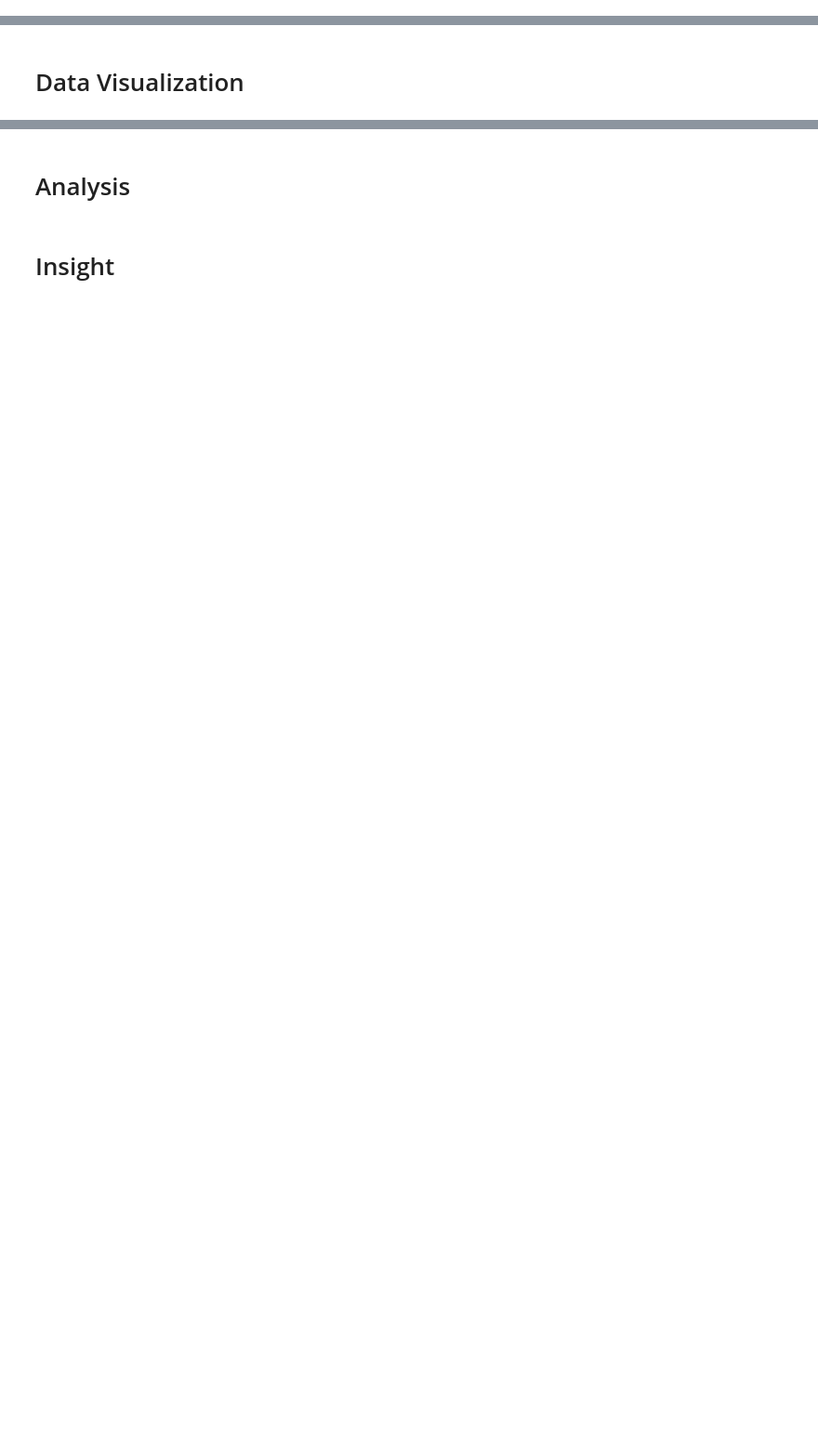
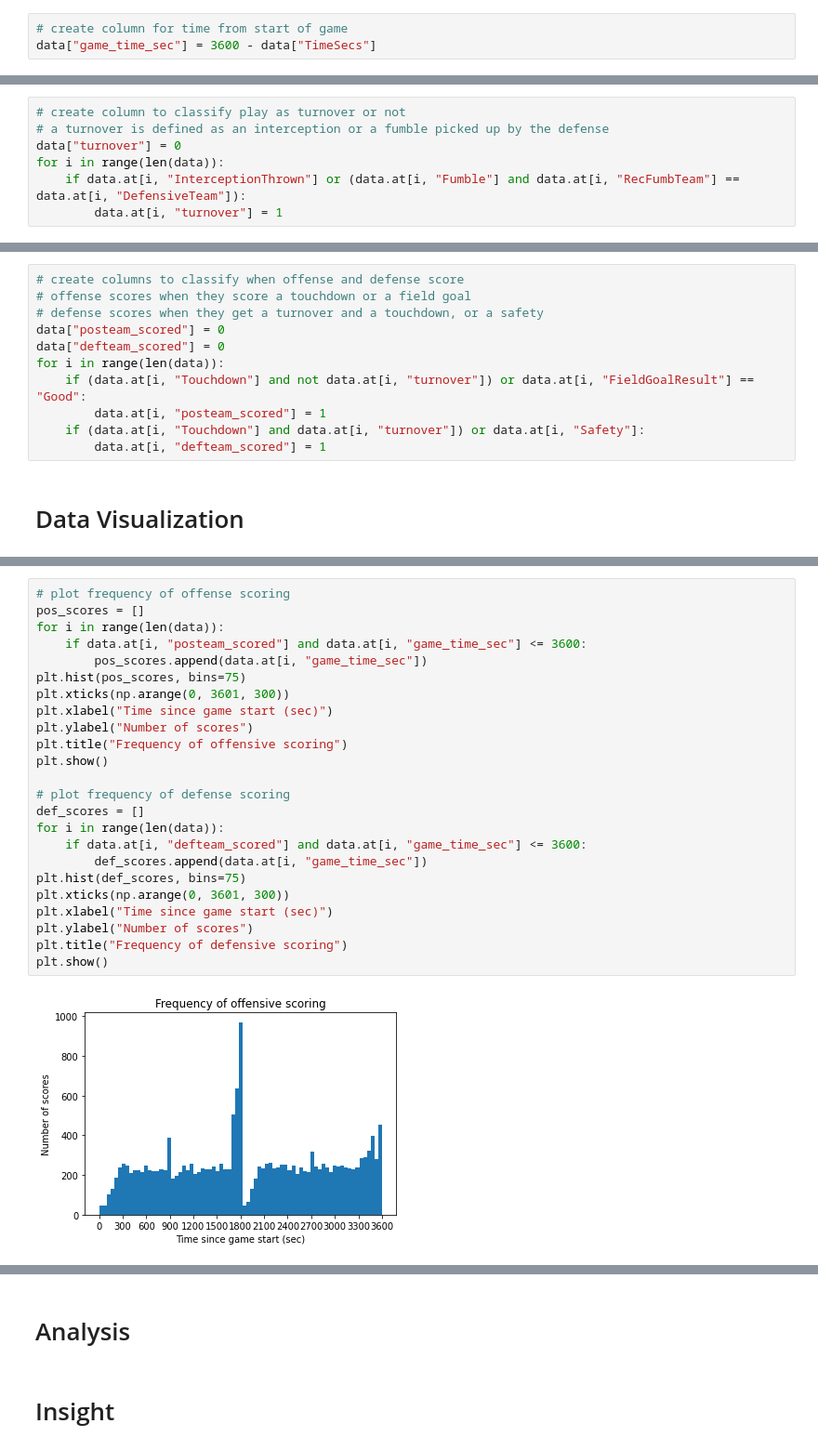
Before and after one commit to ppolca/ppolca.github.io, a Jupyter notebook: Final Tutorial.ipynb, the cells around one changed output, grey strips where cells are left out. Shown: that part at 93% size. Saved outputs shown, nothing was run; the diff lists cells and outputs as text; blank space fills up the shorter version.

Commit message:
up to start of data viz

```diff
--- a/Final Tutorial.ipynb
+++ b/Final Tutorial.ipynb
@@ -38,0 +93,3 @@ data_master.head()
+# %%
+# create column for time from start of game
+data["game_time_sec"] = 3600 - data["TimeSecs"]
@@ -38,0 +98,7 @@ data_master.head()
+# %%
+# create column to classify play as turnover or not
+# a turnover is defined as an interception or a fumble picked up by the defense
+data["turnover"] = 0
+for i in range(len(data)):
+    if data.at[i, "InterceptionThrown"] or (data.at[i, "Fumble"] and data.at[i, "RecFumbTeam"] == data.at[i, "DefensiveTeam"]):
+        data.at[i, "turnover"] = 1
@@ -39,2 +107,13 @@ data_master.head()
+# %%
+# create columns to classify when offense and defense score
+# offense scores when they score a touchdown or a field goal
+# defense scores when they get a turnover and a touchdown, or a safety
+data["posteam_scored"] = 0
+data["defteam_scored"] = 0
+for i in range(len(data)):
+    if (data.at[i, "Touchdown"] and not data.at[i, "turnover"]) or data.at[i, "FieldGoalResult"] == "Good":
+        data.at[i, "posteam_scored"] = 1
+    if (data.at[i, "Touchdown"] and data.at[i, "turnover"]) or data.at[i, "Safety"]:
+        data.at[i, "defteam_scored"] = 1
 # %% [markdown]
 # Data Visualization
@@ -40,0 +122,26 @@ data_master.head()
+# %%
+# plot frequency of offense scoring
+pos_scores = []
+for i in range(len(data)):
+    if data.at[i, "posteam_scored"] and data.at[i, "game_time_sec"] <= 3600:
+        pos_scores.append(data.at[i, "game_time_sec"])
+plt.hist(pos_scores, bins=75)
+plt.xticks(np.arange(0, 3601, 300))
+plt.xlabel("Time since game start (sec)")
+plt.ylabel("Number of scores")
+plt.title("Frequency of offensive scoring")
+plt.show()
+
+# plot frequency of defense scoring
+def_scores = []
+for i in range(len(data)):
+    if data.at[i, "defteam_scored"] and data.at[i, "game_time_sec"] <= 3600:
+        def_scores.append(data.at[i, "game_time_sec"])
+plt.hist(def_scores, bins=75)
+plt.xticks(np.arange(0, 3601, 300))
+plt.xlabel("Time since game start (sec)")
+plt.ylabel("Number of scores")
+plt.title("Frequency of defensive scoring")
+plt.show()
+# %% [output]
+[figure, added]
```
Also changed, not shown: parts of 20 cells of this notebook, 2 other files.
